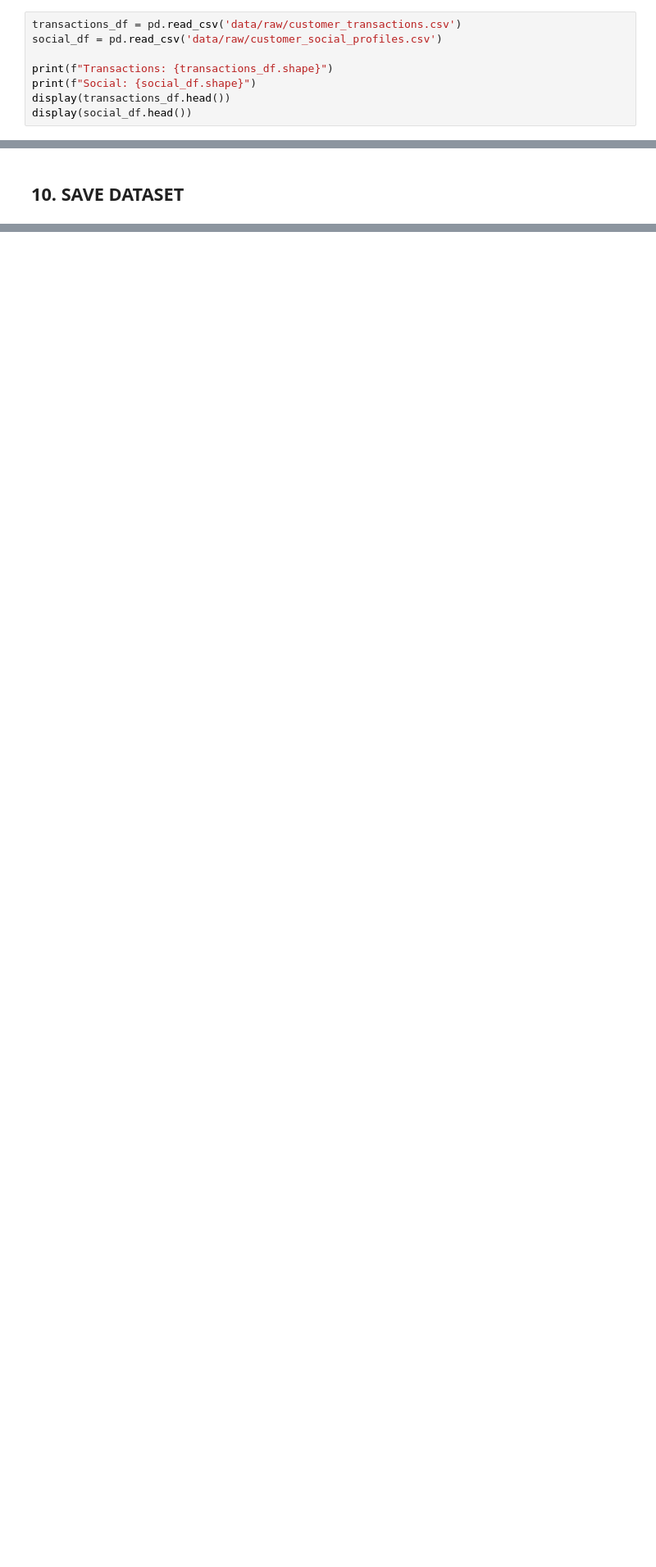
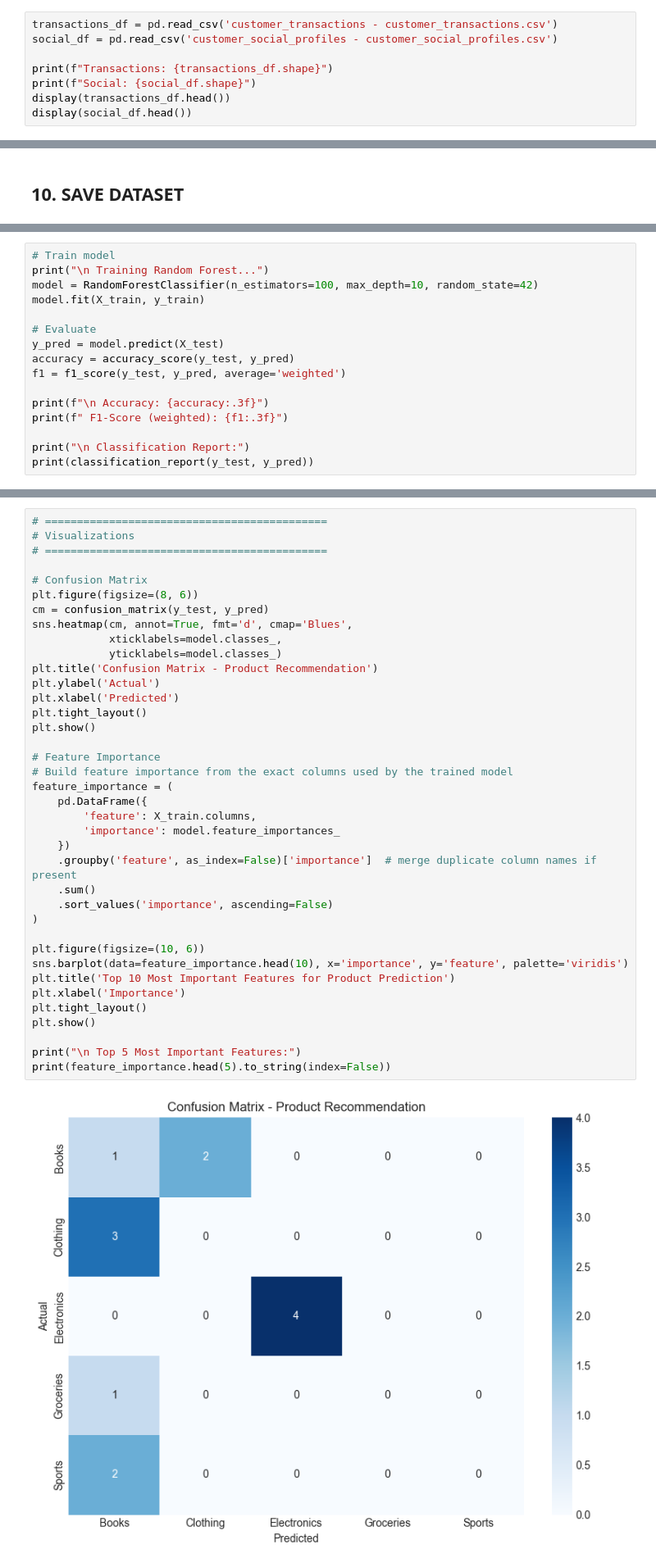
Before and after one commit to elvispreakerebi/ml-pipeline-formative-2, a Jupyter notebook: notebooks/TASK1_DATA_MERGE.ipynb, the cells around one changed output, grey strips where cells are left out. Shown at 82% size. Drawn from its saved outputs; the diff is of its cells as text; blank space fills up the shorter version.

```diff
--- a/notebooks/TASK1_DATA_MERGE.ipynb
+++ b/notebooks/TASK1_DATA_MERGE.ipynb
@@ -13,8 +20,8 @@ print("✓ Libraries loaded")
 # %% [markdown]
 ## 1. LOAD DATA
 # %%
-transactions_df = pd.read_csv('data/raw/customer_transactions.csv')
-social_df = pd.read_csv('data/raw/customer_social_profiles.csv')
+transactions_df = pd.read_csv('customer_transactions - customer_transactions.csv')
+social_df = pd.read_csv('customer_social_profiles - customer_social_profiles.csv')
 
 print(f"Transactions: {transactions_df.shape}")
 print(f"Social: {social_df.shape}")
@@ -197,0 +399,16 @@ print("✓ Ready for product recommendation model!")
+# %%
+# Train model
+print("\n Training Random Forest...")
+model = RandomForestClassifier(n_estimators=100, max_depth=10, random_state=42)
+model.fit(X_train, y_train)
+
+# Evaluate
+y_pred = model.predict(X_test)
+accuracy = accuracy_score(y_test, y_pred)
+f1 = f1_score(y_test, y_pred, average='weighted')
+
+print(f"\n Accuracy: {accuracy:.3f}")
+print(f" F1-Score (weighted): {f1:.3f}")
+
+print("\n Classification Report:")
+print(classification_report(y_test, y_pred))
@@ -197,0 +433,40 @@ print("✓ Ready for product recommendation model!")
+# %%
+# ============================================
+# Visualizations
+# ============================================
+
+# Confusion Matrix
+plt.figure(figsize=(8, 6))
+cm = confusion_matrix(y_test, y_pred)
+sns.heatmap(cm, annot=True, fmt='d', cmap='Blues',
+            xticklabels=model.classes_,
+            yticklabels=model.classes_)
+plt.title('Confusion Matrix - Product Recommendation')
+plt.ylabel('Actual')
+plt.xlabel('Predicted')
+plt.tight_layout()
+plt.show()
+
+# Feature Importance
+# Build feature importance from the exact columns used by the trained model
+feature_importance = (
+    pd.DataFrame({
+        'feature': X_train.columns,
+        'importance': model.feature_importances_
+    })
+    .groupby('feature', as_index=False)['importance']  # merge duplicate column names if present
+    .sum()
+    .sort_values('importance', ascending=False)
+)
+
+plt.figure(figsize=(10, 6))
+sns.barplot(data=feature_importance.head(10), x='importance', y='feature', palette='viridis')
+plt.title('Top 10 Most Important Features for Product Prediction')
+plt.xlabel('Importance')
+plt.tight_layout()
+plt.show()
+
+print("\n Top 5 Most Important Features:")
+print(feature_importance.head(5).to_string(index=False))
+# %% [output]
+[figure, added]
```
Also changed, not shown: parts of 24 cells of this notebook.
